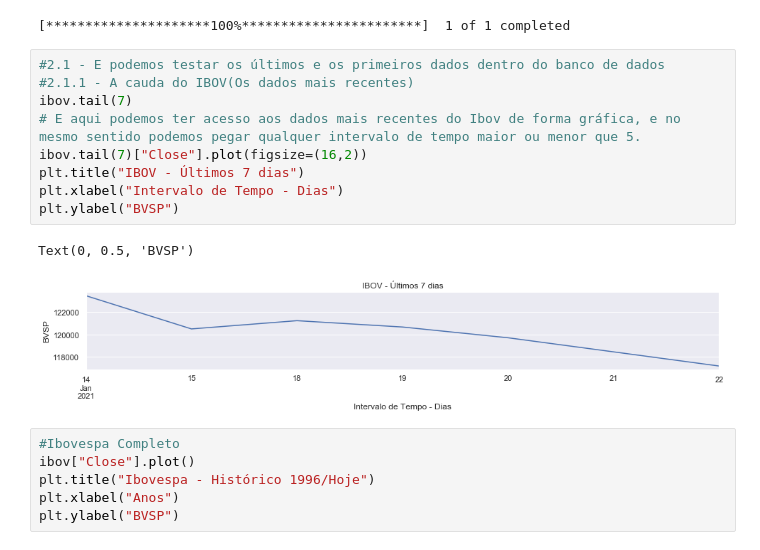
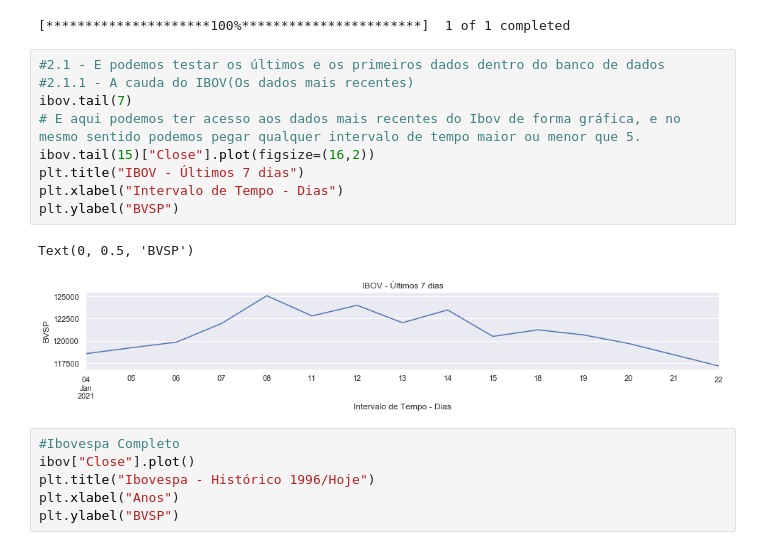
Before and after one commit to kioolz/Kioolz-World, a Jupyter notebook: IBOV.ipynb, the cells around one changed output. Saved outputs shown, nothing was run; the diff lists cells and outputs as text.

```diff
--- a/IBOV.ipynb
+++ b/IBOV.ipynb
@@ -37,15 +37,15 @@ cdi = consulta_bc(12)
 # %%
 #2.1 - E podemos testar os últimos e os primeiros dados dentro do banco de dados
 #2.1.1 - A cauda do IBOV(Os dados mais recentes)
 ibov.tail(7)
 # E aqui podemos ter acesso aos dados mais recentes do Ibov de forma gráfica, e no mesmo sentido podemos pegar qualquer intervalo de tempo maior ou menor que 5.
-ibov.tail(7)["Close"].plot(figsize=(16,2))
+ibov.tail(15)["Close"].plot(figsize=(16,2))
 plt.title("IBOV - Últimos 7 dias")
 plt.xlabel("Intervalo de Tempo - Dias")
 plt.ylabel("BVSP")
 # %% [output]
 Text(0, 0.5, 'BVSP')
-[figure, old version]
+[figure, new version]
 # %%
 #Ibovespa Completo
 ibov["Close"].plot()
```
Also changed, not shown: parts of 5 cells of this notebook.
